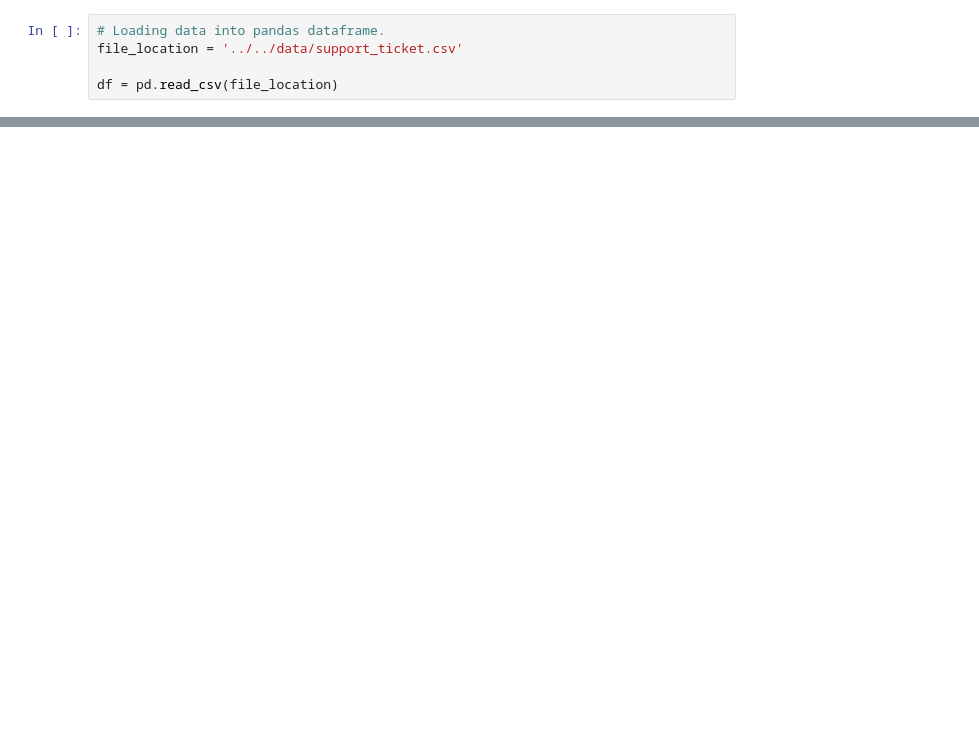
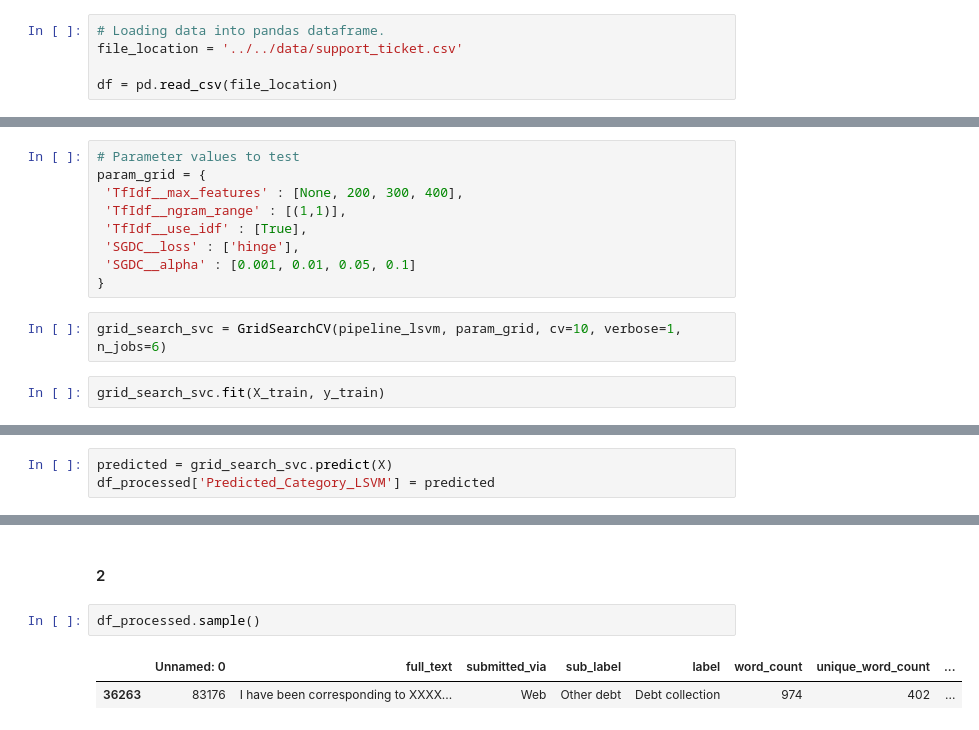
Before and after one commit to dineshh912/support_ticket_classification, a Jupyter notebook: 02-preprocessing-modeling.ipynb, the cells around one changed output, grey strips where cells are left out. Drawn from its saved outputs; the diff is of its cells as text; blank space fills up the shorter version.

Commit message:
new-processed

```diff
--- a/02-preprocessing-modeling.ipynb
+++ b/02-preprocessing-modeling.ipynb
@@ -145,0 +310,13 @@ plt.show()
+# %%
+# Parameter values to test
+param_grid = {
+ 'TfIdf__max_features' : [None, 200, 300, 400],
+ 'TfIdf__ngram_range' : [(1,1)],
+ 'TfIdf__use_idf' : [True],
+ 'SGDC__loss' : ['hinge'],
+ 'SGDC__alpha' : [0.001, 0.01, 0.05, 0.1]
+}
+# %%
+grid_search_svc = GridSearchCV(pipeline_lsvm, param_grid, cv=10, verbose=1, n_jobs=6)
+# %%
+grid_search_svc.fit(X_train, y_train)
@@ -145,0 +372,3 @@ plt.show()
+# %%
+predicted = grid_search_svc.predict(X)
+df_processed['Predicted_Category_LSVM'] = predicted
@@ -145,0 +408,7 @@ plt.show()
+# %% [markdown]
+#### 2
+# %%
+df_processed.sample()
+# %% [output]
+|  | Unnamed: 0 | full_text | submitted_via | sub_label | label | word_count | unique_word_count | ... |
+| 36263 | 83176 | I have been corresponding to XXXX... | Web | Other debt | Debt collection | 974 | 402 | ... |
```
Also changed, not shown: parts of 69 cells of this notebook.
